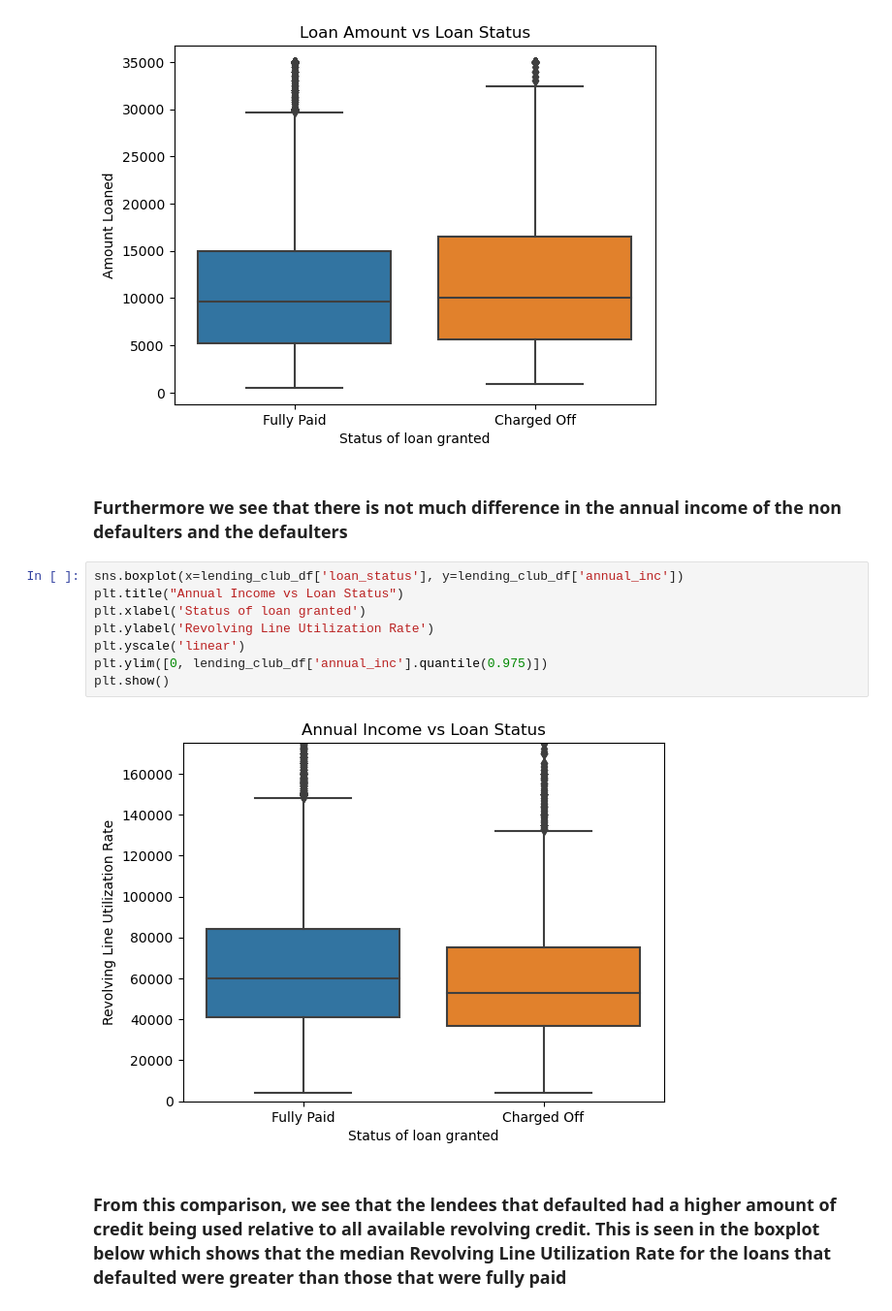
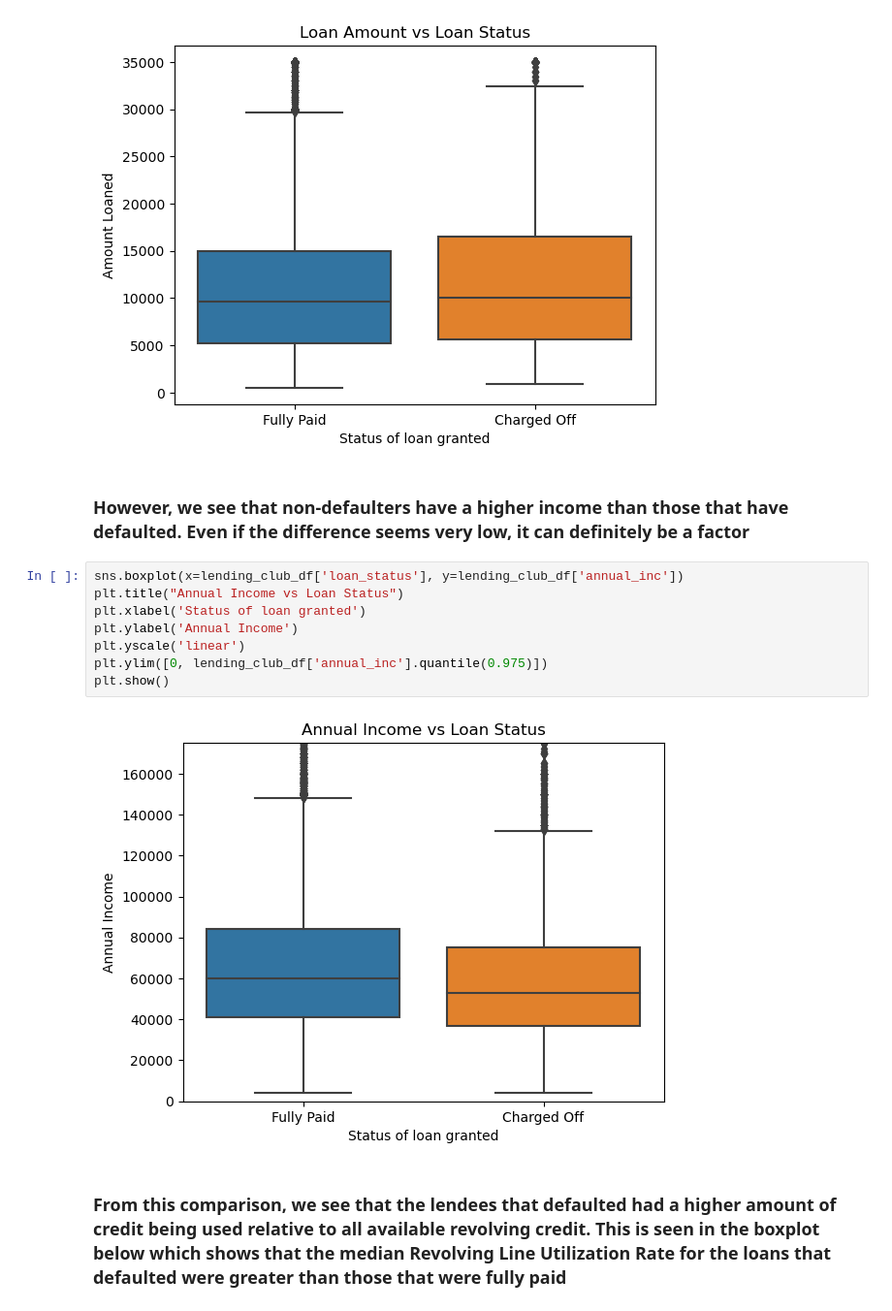
Before and after one commit to PLSV/Lending_Club_Case_Study, a Jupyter notebook: Pavan_Vasan.ipynb, the cells around one changed output. Shown at 97% size. Saved outputs shown, nothing was run; the diff lists cells and outputs as text.

```diff
--- a/Pavan_Vasan.ipynb
+++ b/Pavan_Vasan.ipynb
@@ -344,18 +344,18 @@ plt.ylabel('Amount Loaned')
 plt.show()
 # %% [output]
 [figure]
-# %% [markdown]
-### Furthermore we see that there is not much difference in the annual income of the non defaulters and the defaulters
+# %% [markdown]
+### However, we see that non-defaulters have a higher income than those that have defaulted. Even if the difference seems very low, it can definitely be a factor
 # %%
 sns.boxplot(x=lending_club_df['loan_status'], y=lending_club_df['annual_inc'])
 plt.title("Annual Income vs Loan Status")
 plt.xlabel('Status of loan granted')
-plt.ylabel('Revolving Line Utilization Rate')
+plt.ylabel('Annual Income')
 plt.yscale('linear')
 plt.ylim([0, lending_club_df['annual_inc'].quantile(0.975)])
 plt.show()
 # %% [output]
-[figure, old version]
+[figure, new version]
 # %% [markdown]
 ### From this comparison, we see that the lendees that defaulted had a higher amount of credit being used relative to all available revolving credit. This is seen in the boxplot below which shows that the median Revolving Line Utilization Rate for the loans that defaulted were greater than those that were fully paid
 # %%
```
Also changed, not shown: parts of 8 cells of this notebook.
